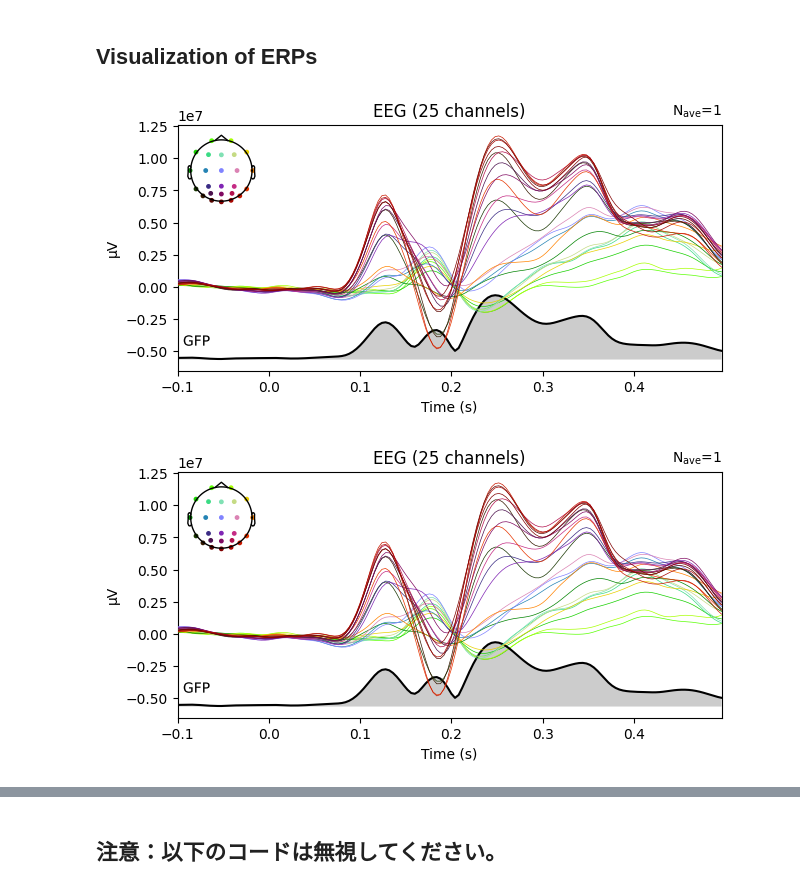
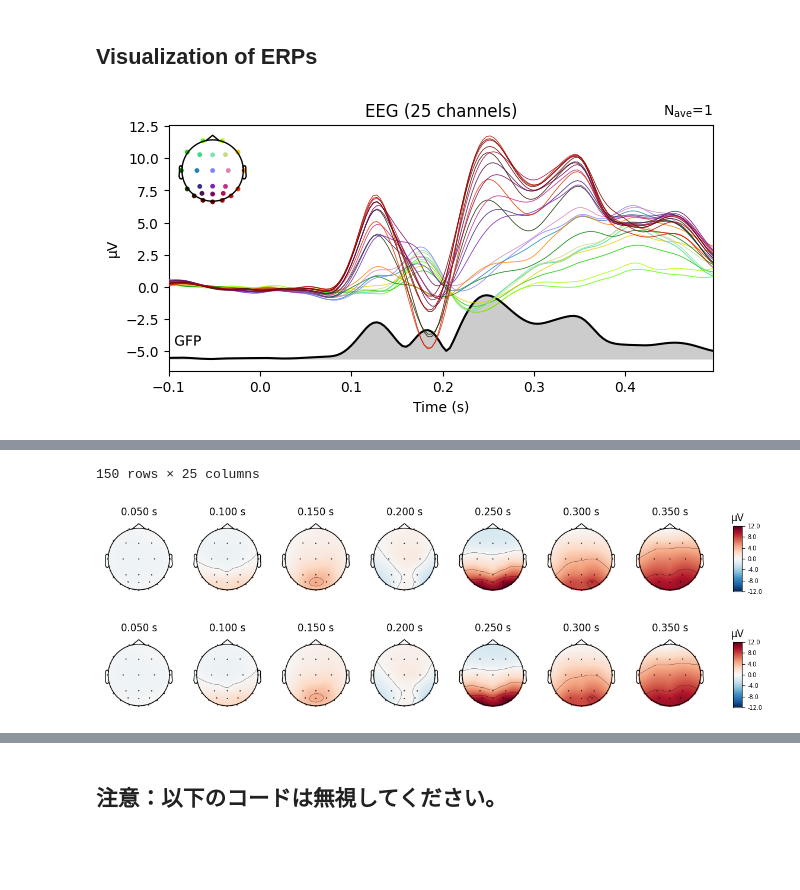
Before and after one commit to Kei-Kobayash/multiple_smiles, a Jupyter notebook: Spato_temporal_permutation2023.ipynb, the cells around one changed output, grey strips where cells are left out. Cells and saved outputs as stored; diff of their text form; code cells hidden in the pictures; blank space fills up the shorter version.

Commit message:
Adding GFP plot for 3-0

```diff
--- a/Spato_temporal_permutation2023.ipynb
+++ b/Spato_temporal_permutation2023.ipynb
@@ -469,37 +478,42 @@ def create_evoked(cond_name, evoked_name):
   ave = np.mean(cond_name, axis=0)
 
   time = df_list_cond1[1]["time"]
   columns = list(df_list_cond1[1].columns)
 
   # Create DataFrame and set the first column as the index
   ave_df = pd.DataFrame(ave, index=time, columns=columns)
   ave_df.set_index(ave_df.columns[0], inplace=True)
   ave_df = ave_df.iloc[:-1] # the last row contains NaN, so delete it
 
-  columns_to_delete = ['Ref', 'HEOGL', 'VEOGL']
+  columns_to_delete = ['Ref', 'HEOGL', 'HEOGR', 'VEOGL']
   ave_df = ave_df.drop(columns=columns_to_delete)
 
   # Extract relevant information
   time_points = ave_df.index.astype(float)
-  channel_names = list(ave_df.columns[1:] )
+  channel_names = list(ave_df.columns)
 
   # Create an info structure for MNE-Python
   sfreq = 250  # attention! not 250 Hz
   info = mne.create_info(channel_names, sfreq, ch_types='eeg')
   info.set_montage(montage)
 
   # Convert tmin to seconds
   tmin_seconds = time_points[0] / 1000.0
 
   # Create Evoked objects for each condition using the average data
-  evoked_obj = mne.EvokedArray(ave_df.iloc[:, 1:].values.T, info, tmin=tmin_seconds, comment=evoked_name)
-  return evoked_obj
+  evoked_obj = mne.EvokedArray(ave_df.iloc[:, :].values.T, info, tmin=tmin_seconds, comment=evoked_name)
+  return evoked_obj, ave_df
 
-evoked_condition1 = create_evoked(three_dim_array_cond1, "evoked_condition1")
+evoked_condition1, ave_df = create_evoked(three_dim_array_cond1, "evoked_condition1")
+# Specify the scaling factor and manually scale the data
+scaling_factor = 1e-6
+evoked_condition1.data *= scaling_factor
+
 evoked_condition1.plot(spatial_colors=True, gfp=True)
 
 # Alternatively, we can compare the average evoked data between conditions
 #mne.viz.plot_evoked_comparison([evoked_condition1, evoked_condition2], picks='eeg')
+
+ave_df
 # %% [output]
-[figure, old version]
+[figure, new version]
-[figure, removed]
@@ -506 +533,8 @@ evoked_condition1.plot(spatial_colors=True, gfp=True)
+150 rows × 25 columns
+# %%
+times = np.arange(0.05, 0.40, 0.05)
+evoked_condition1.plot_topomap(times)
+# %% [output]
+[figure, added]
+[figure, added]
 # %%
```
Also changed, not shown: parts of 14 cells of this notebook.
